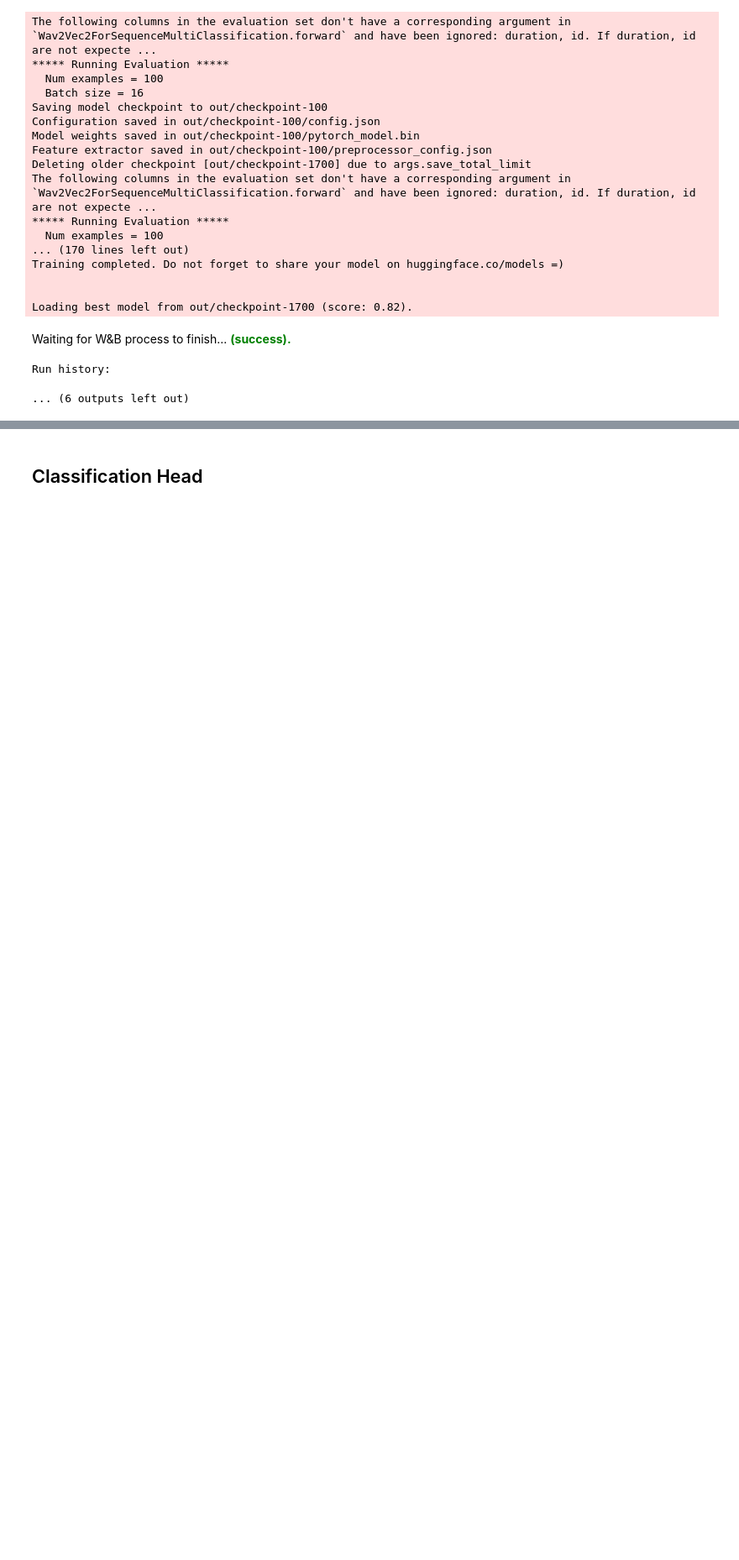
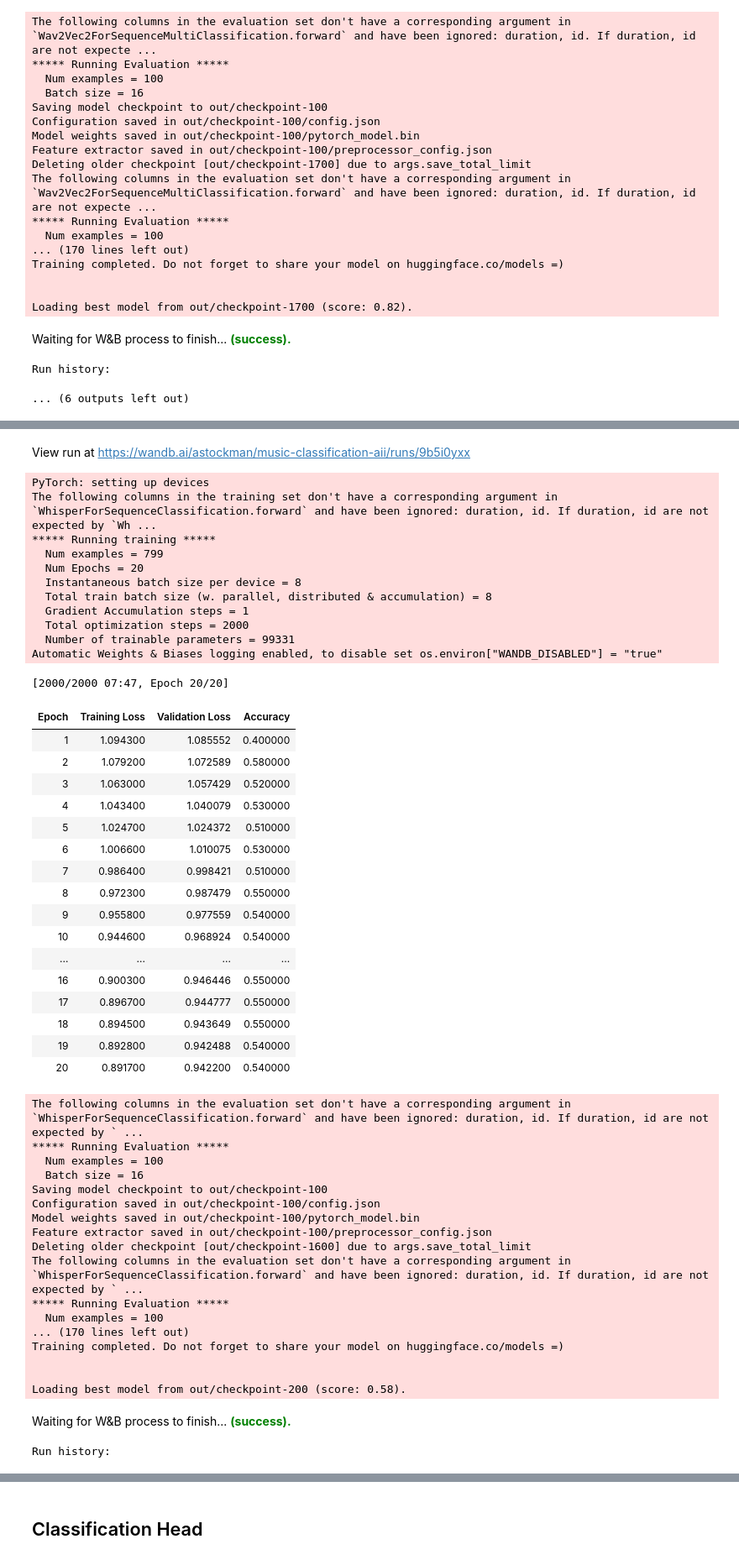
Before and after one commit to LIA-UniBo/music-classification, a Jupyter notebook: 2_training.ipynb, the cells around one changed output, grey strips where cells are left out. Shown at 84% size. Saved outputs shown, nothing was run; the diff lists cells and outputs as text; code cells hidden in the pictures; blank space fills up the shorter version.

```diff
--- a/2_training.ipynb
+++ b/2_training.ipynb
@@ -289,0 +382,4 @@ Run history:
+# %%
+prepared_ds = load_and_prepare_ds(TRAINING_CONFIG)
+
+prepared_ds
@@ -289,0 +425,19 @@ Run history:
+# %%
+run_name = get_run_name(TRAINING_CONFIG)
+model = get_model(TRAINING_CONFIG, prepared_ds["train"])
+
+trainer = get_trainer(
+    run_name=run_name,
+    model=model,
+    train_ds=prepared_ds["train"],
+    eval_ds=prepared_ds["valid"],
+    training_config=TRAINING_CONFIG,
+    feature_extractor=None,
+    output_dir="out",
+    debug=False,
+    env=NOTEBOOK_ENV,
+)
+
+trainer.train()
+end_training(run_name, trainer, MODELS_DIR_PATH)
+# %% [output]
@@ -289,0 +465,49 @@ Run history:
+View run at https://wandb.ai/astockman/music-classification-aii/runs/9b5i0yxx
+PyTorch: setting up devices
+The following columns in the training set don't have a corresponding argument in `WhisperForSequenceClassification.forward` and have been ignored: duration, id. If duration, id are not expected by `Wh ...
+***** Running training *****
+  Num examples = 799
+  Num Epochs = 20
+  Instantaneous batch size per device = 8
+  Total train batch size (w. parallel, distributed & accumulation) = 8
+  Gradient Accumulation steps = 1
+  Total optimization steps = 2000
+  Number of trainable parameters = 99331
+Automatic Weights & Biases logging enabled, to disable set os.environ["WANDB_DISABLED"] = "true"
+[2000/2000 07:47, Epoch 20/20]
+| Epoch | Training Loss | Validation Loss | Accuracy |
+| 1 | 1.094300 | 1.085552 | 0.400000 |
+| 2 | 1.079200 | 1.072589 | 0.580000 |
+| 3 | 1.063000 | 1.057429 | 0.520000 |
+| 4 | 1.043400 | 1.040079 | 0.530000 |
+| 5 | 1.024700 | 1.024372 | 0.510000 |
+| 6 | 1.006600 | 1.010075 | 0.530000 |
+| 7 | 0.986400 | 0.998421 | 0.510000 |
+| 8 | 0.972300 | 0.987479 | 0.550000 |
+| 9 | 0.955800 | 0.977559 | 0.540000 |
+| 10 | 0.944600 | 0.968924 | 0.540000 |
+| ... | ... | ... | ... |
+| 16 | 0.900300 | 0.946446 | 0.550000 |
+| 17 | 0.896700 | 0.944777 | 0.550000 |
+| 18 | 0.894500 | 0.943649 | 0.550000 |
+| 19 | 0.892800 | 0.942488 | 0.540000 |
+| 20 | 0.891700 | 0.942200 | 0.540000 |
+The following columns in the evaluation set don't have a corresponding argument in `WhisperForSequenceClassification.forward` and have been ignored: duration, id. If duration, id are not expected by ` ...
+***** Running Evaluation *****
+  Num examples = 100
+  Batch size = 16
+Saving model checkpoint to out/checkpoint-100
+Configuration saved in out/checkpoint-100/config.json
+Model weights saved in out/checkpoint-100/pytorch_model.bin
+Feature extractor saved in out/checkpoint-100/preprocessor_config.json
+Deleting older checkpoint [out/checkpoint-1600] due to args.save_total_limit
+The following columns in the evaluation set don't have a corresponding argument in `WhisperForSequenceClassification.forward` and have been ignored: duration, id. If duration, id are not expected by ` ...
+***** Running Evaluation *****
+  Num examples = 100
+... (170 lines left out)
+Training completed. Do not forget to share your model on huggingface.co/models =)
+
+
+Loading best model from out/checkpoint-200 (score: 0.58).
+Waiting for W&B process to finish... (success).
+Run history:
```
Also changed, not shown: parts of 28 cells of this notebook.
